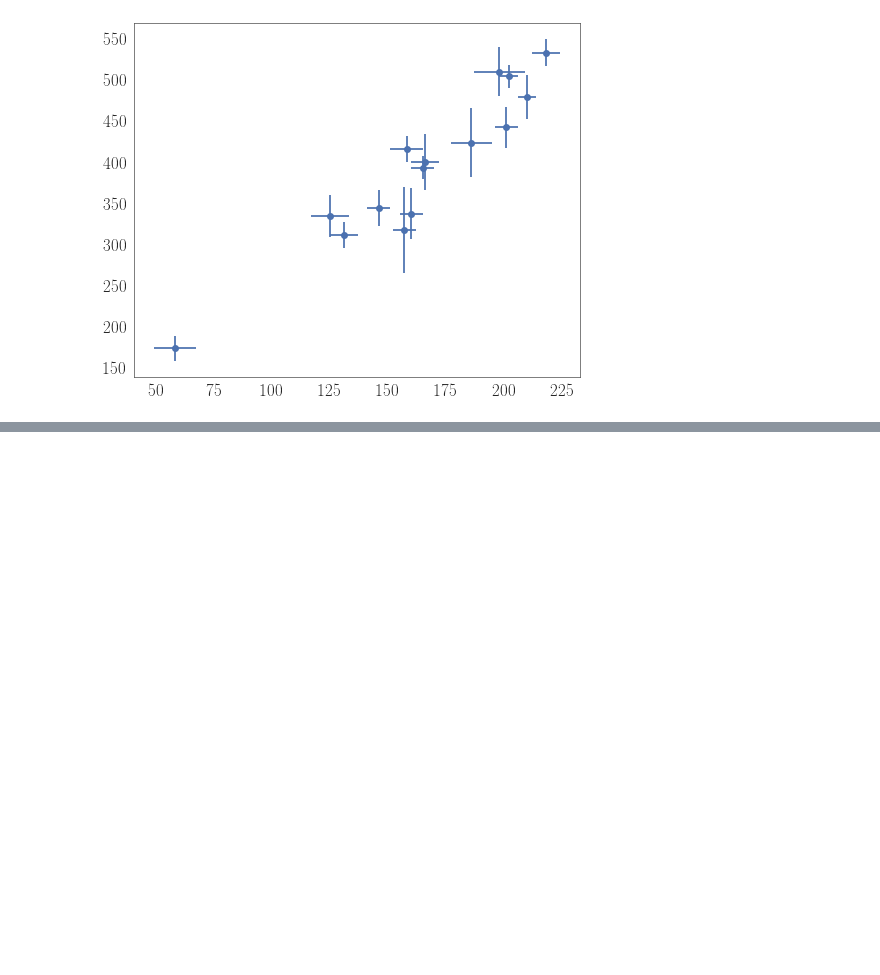
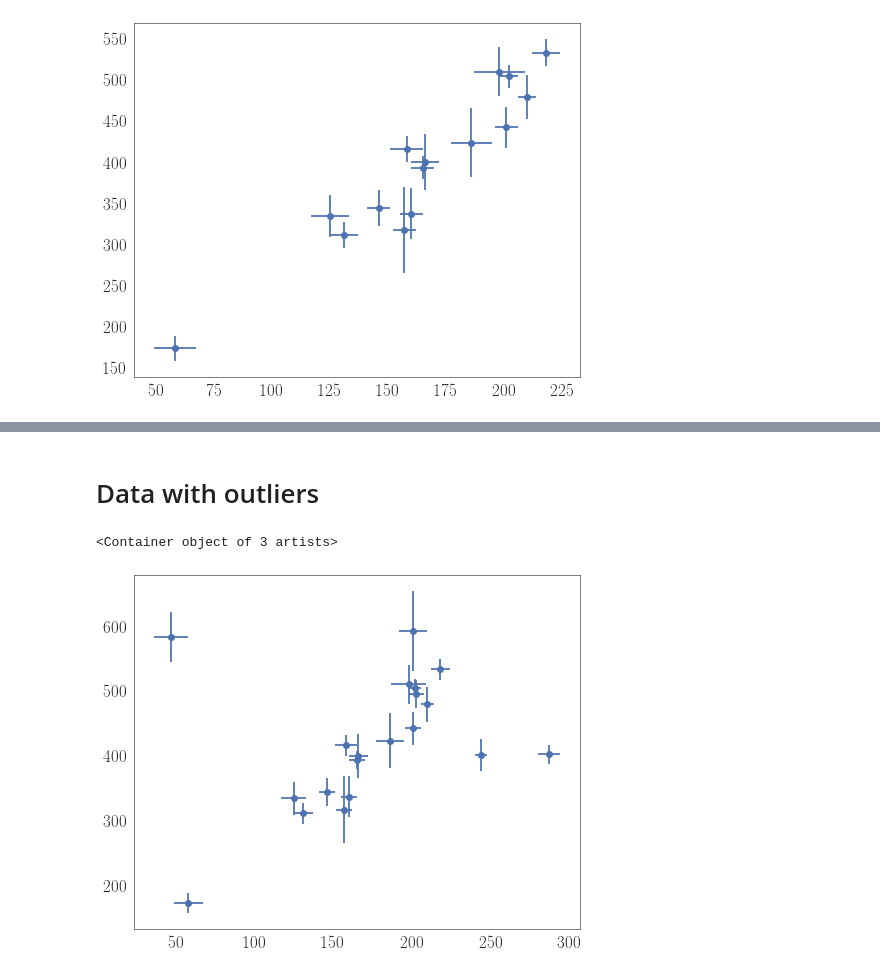
Before and after one commit to UOAPythonWorkshop/Astrostatistics-Workshop, a Jupyter notebook: Linear Regression.ipynb, the cells around one changed output, grey strips where cells are left out. Cells and saved outputs as stored; diff of their text form; code cells hidden in the pictures; blank space fills up the shorter version.

```diff
--- a/Linear Regression.ipynb
+++ b/Linear Regression.ipynb
@@ -77 +111,14 @@ Y=(34.8 +- 22.0) + (2.2 +- 0.13) X
+# %% [markdown]
+# Data with outliers
+# %%
+data = fetch_hogg2010test()
+x = data['x']
+y = data['y']
+sigma_x = data['sigma_x']
+sigma_y = data['sigma_y']
+rho_xy = data['rho_xy']
+plt.errorbar(x,y,yerr=sigma_y,xerr=sigma_x,fmt='o')
+# %% [output]
+<Container object of 3 artists>
+[figure, added]
 # %%
```
Also changed, not shown: parts of 5 cells of this notebook.
